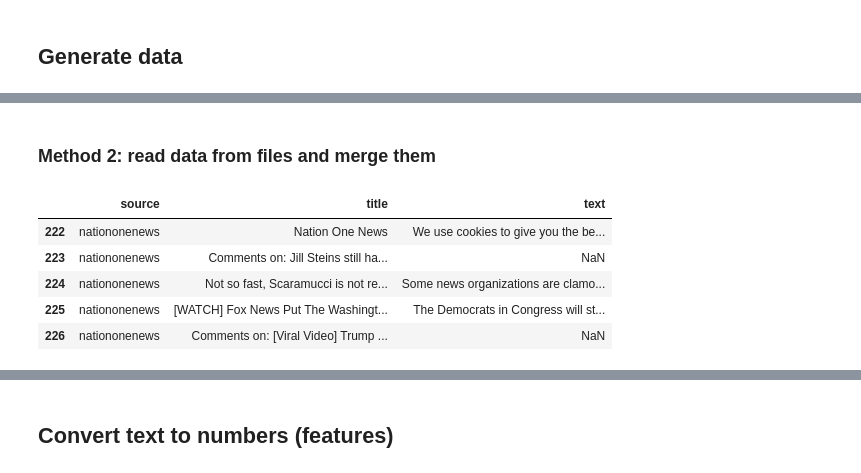
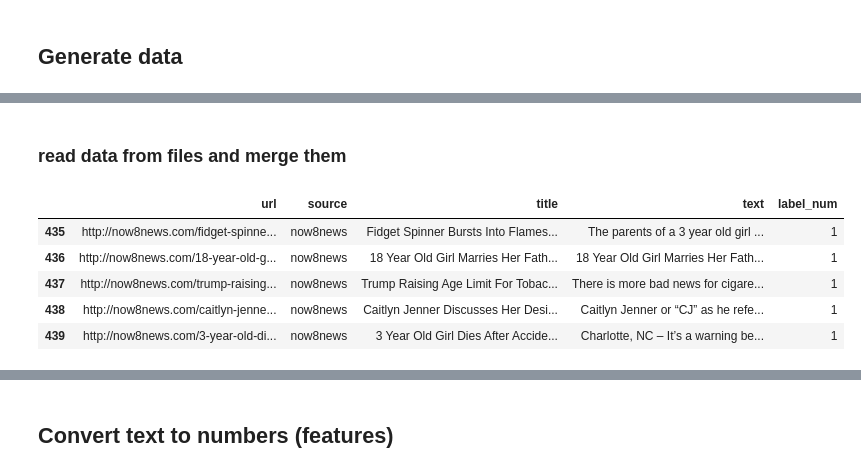
Before and after one commit to Fake-News-Project/Fake-News-Project, a Jupyter notebook: FakeNews_Prediction_NaiveBayes.ipynb, the cells around one changed output, grey strips where cells are left out. Drawn from its saved outputs; the diff is of its cells as text; code cells hidden in the pictures.

```diff
--- a/FakeNews_Prediction_NaiveBayes.ipynb
+++ b/FakeNews_Prediction_NaiveBayes.ipynb
@@ -88,16 +14,17 @@ news_data['label_num'] = news_data.source.map({'go':0,'cbsnews':0,'nbcnews':0, '
 # %% [markdown]
-### Method 2: read data from files and merge them
+### read data from files and merge them
 # %%
 path = os.path.join('data', 'fakenews_jz.csv')
-data_fakenews = pd.read_csv(path,usecols=[2,3,5])
+data_fakenews = pd.read_csv(path,usecols=[1,2,3,5])
+data_fakenews['label_num'] = 1
 data_fakenews.tail()
 # %% [output]
-|  | source | title | text |
-| 222 | nationonenews | Nation One News | We use cookies to give you the be... |
-| 223 | nationonenews | Comments on: Jill Steins still ha... | NaN |
-| 224 | nationonenews | Not so fast, Scaramucci is not re... | Some news organizations are clamo... |
-| 225 | nationonenews | [WATCH] Fox News Put The Washingt... | The Democrats in Congress will st... |
-| 226 | nationonenews | Comments on: [Viral Video] Trump ... | NaN |
+|  | url | source | title | text | label_num |
+| 435 | http://now8news.com/fidget-spinne... | now8news | Fidget Spinner Bursts Into Flames... | The parents of a 3 year old girl ... | 1 |
+| 436 | http://now8news.com/18-year-old-g... | now8news | 18 Year Old Girl Marries Her Fath... | 18 Year Old Girl Marries Her Fath... | 1 |
+| 437 | http://now8news.com/trump-raising... | now8news | Trump Raising Age Limit For Tobac... | There is more bad news for cigare... | 1 |
+| 438 | http://now8news.com/caitlyn-jenne... | now8news | Caitlyn Jenner Discusses Her Desi... | Caitlyn Jenner or “CJ” as he refe... | 1 |
+| 439 | http://now8news.com/3-year-old-di... | now8news | 3 Year Old Girl Dies After Accide... | Charlotte, NC – It’s a warning be... | 1 |
 # %%
 data_fakenews.source.value_counts()
 # %% [output]
```
Also changed, not shown: parts of 30 cells of this notebook, 5 other files.
